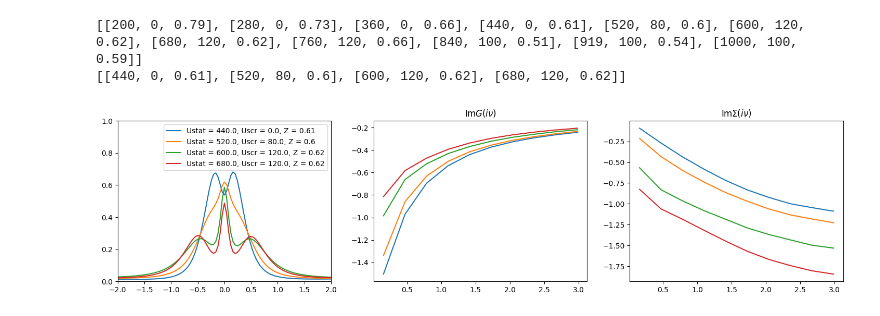
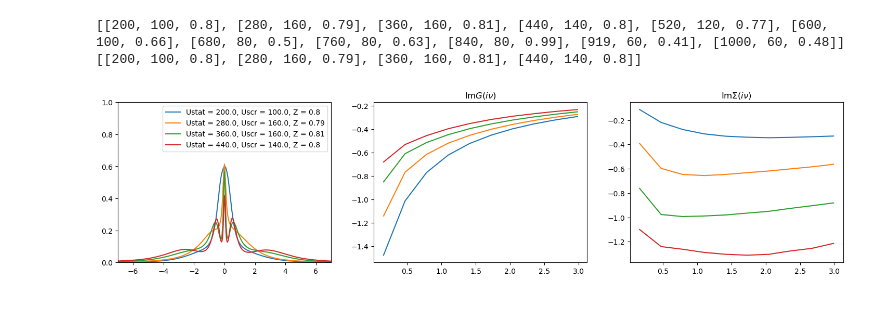
Before and after one commit to DanielSpringer/DynamicalU_Susceptibility, a Jupyter notebook: PhaseSpace/Heatmap_Plots.ipynb, the cells around one changed output. Cells and saved outputs as stored; diff of their text form; code cells hidden in the pictures.

Commit message:
New data directories and general changes after moving project to HCLM.

```diff
--- a/PhaseSpace/Heatmap_Plots.ipynb
+++ b/PhaseSpace/Heatmap_Plots.ipynb
@@ -25,16 +25,16 @@ def fit_ImSigma_1(iw, gamma, alpha):
     ImSigma = gamma - alpha * iw
     return ImSigma
 
-frequencies = ["w0_4"]
+frequencies = ["w0_2"]
 data_np = {}
-data_np["w0_4"] = {}
+data_np["w0_2"] = {}
 # data_np["w0_2"] = {}
 data = {}
-data["w0_4"] = {}
-# data["w0_2"] = {}
+# data["w0_4"] = {}
+data["w0_2"] = {}
 
 for freq in frequencies:
-    PATH = "/gpfs/data/fs71745/dspringer/Projects/DynamicalU_Susceptibility/PhaseSpace/Ust_vs_Usc/beta20/3dCubic/"+freq
+    PATH = "/home/daniel/Data/DynamicalU_Susceptibility/PhaseSpace/Ust_vs_Usc/beta20/3dCubic/"+freq
 #     print(PATH)
     U_st = []
     U_sc = []
@@ -45,8 +45,8 @@ for freq in frequencies:
 
     for subdir, dirs, files in os.walk(PATH):
         for file in files:
-            U1 = re.findall(r'\d+', subdir)[5]
-            U2 = re.findall(r'\d+', subdir)[6]
+            U1 = re.findall(r'\d+', subdir)[4]
+            U2 = re.findall(r'\d+', subdir)[5]
 
             # print(U1, U2)
             if int(U1) not in U_st:
@@ -69,12 +69,14 @@ for freq in frequencies:
 
     for subdir, dirs, files in os.walk(PATH):
         for file in files:
-            U1 = re.findall(r'\d+', subdir)[5]
-            U2 = re.findall(r'\d+', subdir)[6]
-            if "oo_1" in file or "oo_0" in file:
+            U1 = re.findall(r'\d+', subdir)[4]
+            U2 = re.findall(r'\d+', subdir)[5]
+            # print(U1,U2)
+            if "oo_0" in file:# or "oo_0" in file:
                 filename = subdir+'/'+file
+                # print(filename)
                 with h5py.File(filename, "r") as f:
-                    if 'dmft-020' in f.keys():
+                    if 'dmft-last' in f.keys():
                         iv = np.array(f['.axes']['iw'][:])
                         tau = np.array(f['.axes']['tau'][:])
                         siv = np.array(f['dmft-last']['ineq-001']['siw']['value'])
@@ -175,16 +177,16 @@ for freq in frequencies:
 # print(U_sc)
 # %%
 isozete = []
-isoaim = 0.61
+isoaim = 0.8
 k = 0
 for u in U_st:
     m = 100
     l = 0
     c = [-1,-1,-1]
     for v in U_sc:
-        if np.absolute(data_np["w0_4"]["Z"][k,l,2]-isoaim) < m:
-            m = np.absolute(data_np["w0_4"]["Z"][k,l,2]-isoaim)
-            c = [u,v,data_np["w0_4"]["Z"][k,l,2]]
+        if np.absolute(data_np[frequencies[0]]["Z"][k,l,2]-isoaim) < m:
+            m = np.absolute(data_np[frequencies[0]]["Z"][k,l,2]-isoaim)
+            c = [u,v,data_np[frequencies[0]]["Z"][k,l,2]]
         l+=1
     isozete.append(c)
     k+=1
@@ -199,11 +201,13 @@ for z in isozete:
 
 print(isozete_ref)
 # %% [output]
-[[200, 0, 0.79], [280, 0, 0.73], [360, 0, 0.66], [440, 0, 0.61], [520, 80, 0.6], [600, 120, 0.62], [680, 120, 0.62], [760, 120, 0.66], [840, 100, 0.51], [919, 100, 0.54], [1000, 100, 0.59]]
-[[440, 0, 0.61], [520, 80, 0.6], [600, 120, 0.62], [680, 120, 0.62]]
+[[200, 100, 0.8], [280, 160, 0.79], [360, 160, 0.81], [440, 140, 0.8], [520, 120, 0.77], [600, 100, 0.66], [680, 80, 0.5], [760, 80, 0.63], [840, 80, 0.99], [919, 60, 0.41], [1000, 60, 0.48]]
+[[200, 100, 0.8], [280, 160, 0.79], [360, 160, 0.81], [440, 140, 0.8]]
 # %%
 %%capture
 import ana_cont.continuation as cont
+
+freq = "w0_2"
 
 beta = 20.
 v_max = 100
@@ -211,14 +215,13 @@ wn = np.pi/beta * (2.*np.arange(v_max) + 1.)
 w = np.linspace(-10., 10., num=501, endpoint=True)
 iv = data[freq][str(200)][str(200)]["iv"][1000:1000+v_max]
 
-freq = "w0_4"
 noise_amplitude = 1e-3
 spectra = []
 givs = []
 sivs = []
 
 for U in isozete_ref:
-    # print(U[0], U[1])
+    print(U[0], U[1])
     giv = data[freq][str(U[0])][str(U[1])]["giv"][0,0,1000:1000+v_max]
     givs.append(giv)
     siv = data[freq][str(U[0])][str(U[1])]["siv"][0,0,1000:1000+v_max]
@@ -238,24 +241,24 @@ spectra = np.array(spectra)
 # %%
 sivs = np.array(sivs)
 givs = np.array(givs)
 isozete_ref = np.array(isozete_ref)
 spectra = np.array(spectra)
 v_max = 10
-w_max = 2
+w_max = 7
 
 fig, ax = plt.subplots(ncols=3, nrows=1, figsize=(18,4))
 for n,s in enumerate(spectra):
     ax[0].plot(w, s, label=f"Ustat = {isozete_ref[n,0]}, Uscr = {isozete_ref[n,1]}, Z = {isozete_ref[n,2]}")
     ax[0].legend()
     ax[0].set_xlim([-w_max,w_max])
     ax[0].set_ylim([0, 1])
 
     ax[1].plot(iv[:v_max], givs[n,:v_max].imag)
     ax[1].set_title("Im$G(i\\nu)$")
     ax[2].plot(iv[:v_max], sivs[n,:v_max].imag)
     ax[2].set_title("Im$\Sigma(i\\nu)$")
 # %% [output]
-[figure, old version]
+[figure, new version]
 # %%
 fig = make_subplots(
     rows=1, cols=4,
```
Also changed, not shown: parts of 2 cells of this notebook.
